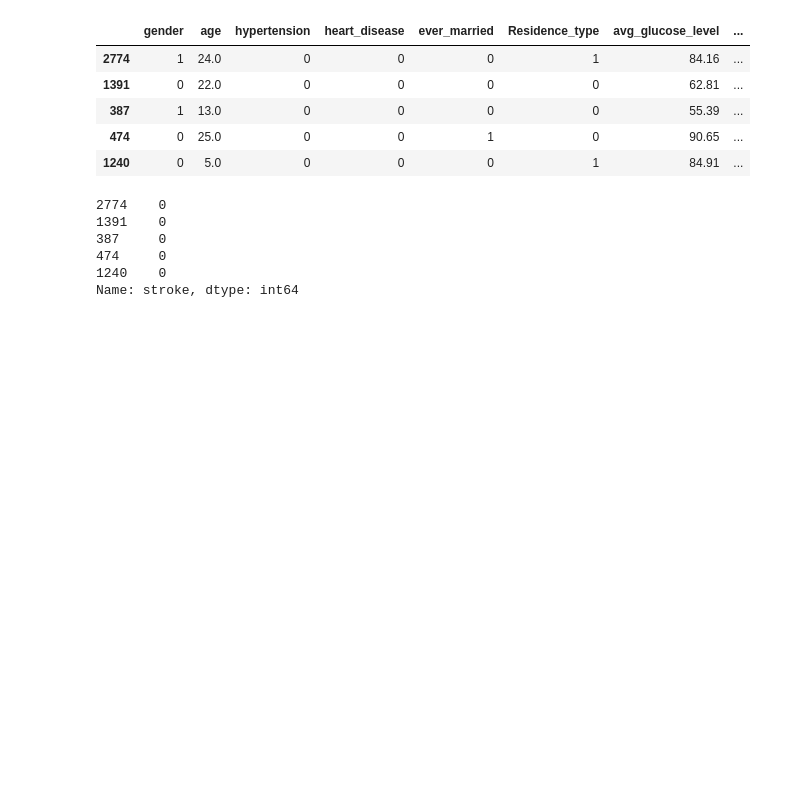
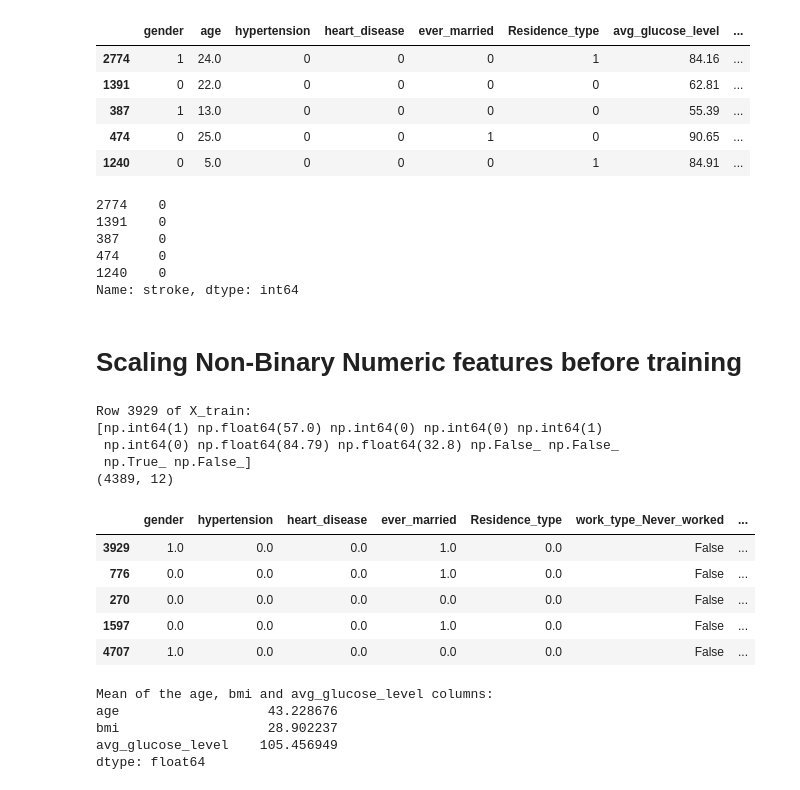
Before and after one commit to marwannour1/stroke_prediction, a Jupyter notebook: main.ipynb, the cells around one changed output. Drawn from its saved outputs; the diff is of its cells as text; code cells hidden in the pictures; blank space fills up the shorter version.

```diff
--- a/main.ipynb
+++ b/main.ipynb
@@ -881,3 +881,47 @@ Name: stroke, dtype: int64
 474     0
 1240    0
 Name: stroke, dtype: int64
+# %% [markdown]
+Scaling Non-Binary Numeric features before training
+===================================================
+# %%
+# use standard scaler to scale only numeric features
+from sklearn.preprocessing import StandardScaler
+
+scaler = StandardScaler()
+X_train_scaled = scaler.fit_transform(X_train[['bmi', 'age', 'avg_glucose_level']])
+
+# join the scaled features with the rest of the features
+X_train_final = pd.concat([X_train.drop(columns=['bmi', 'age', 'avg_glucose_level']),
+                            pd.DataFrame(X_train_scaled, columns=['bmi_scaled', 'age_scaled', 'avg_glucose_level_scaled'])],
+                           axis=1)
+
+# display row 3929 of X_train_final
+print("\nRow 3929 of X_train:")
+print(X_train.iloc[0,:].values)
+
+print(X_train_final.shape)
+
+display(X_train_final.head())
+# %% [output]
+Row 3929 of X_train:
+[np.int64(1) np.float64(57.0) np.int64(0) np.int64(0) np.int64(1)
+ np.int64(0) np.float64(84.79) np.float64(32.8) np.False_ np.False_
+ np.True_ np.False_]
+(4389, 12)
+|  | gender | hypertension | heart_disease | ever_married | Residence_type | work_type_Never_worked | ... |
+| 3929 | 1.0 | 0.0 | 0.0 | 1.0 | 0.0 | False | ... |
+| 776 | 0.0 | 0.0 | 0.0 | 1.0 | 0.0 | False | ... |
+| 270 | 0.0 | 0.0 | 0.0 | 0.0 | 0.0 | False | ... |
+| 1597 | 0.0 | 0.0 | 0.0 | 1.0 | 0.0 | False | ... |
+| 4707 | 1.0 | 0.0 | 0.0 | 0.0 | 0.0 | False | ... |
+# %%
+# display the mean of the age, bmi and avg_glucose_level columns
+print("\nMean of the age, bmi and avg_glucose_level columns:")
+print(X_train[['age', 'bmi', 'avg_glucose_level']].mean())
+# %% [output]
+Mean of the age, bmi and avg_glucose_level columns:
+age                   43.228676
+bmi                   28.902237
+avg_glucose_level    105.456949
+dtype: float64
```
